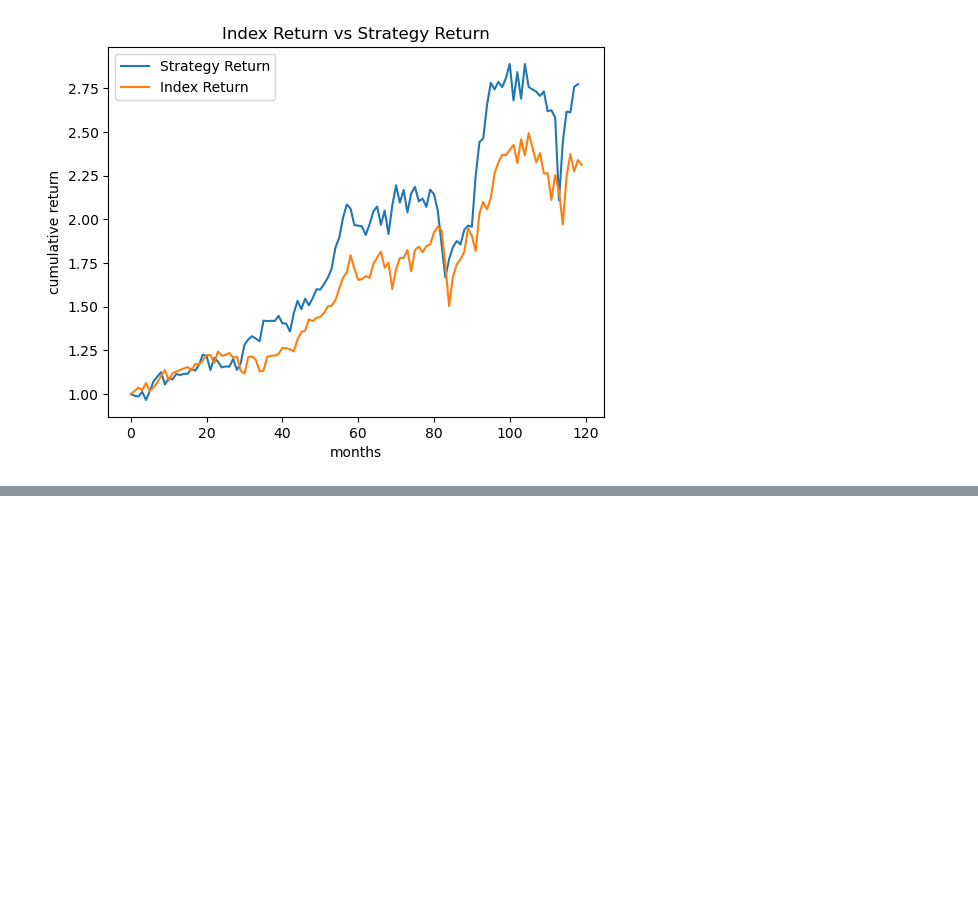
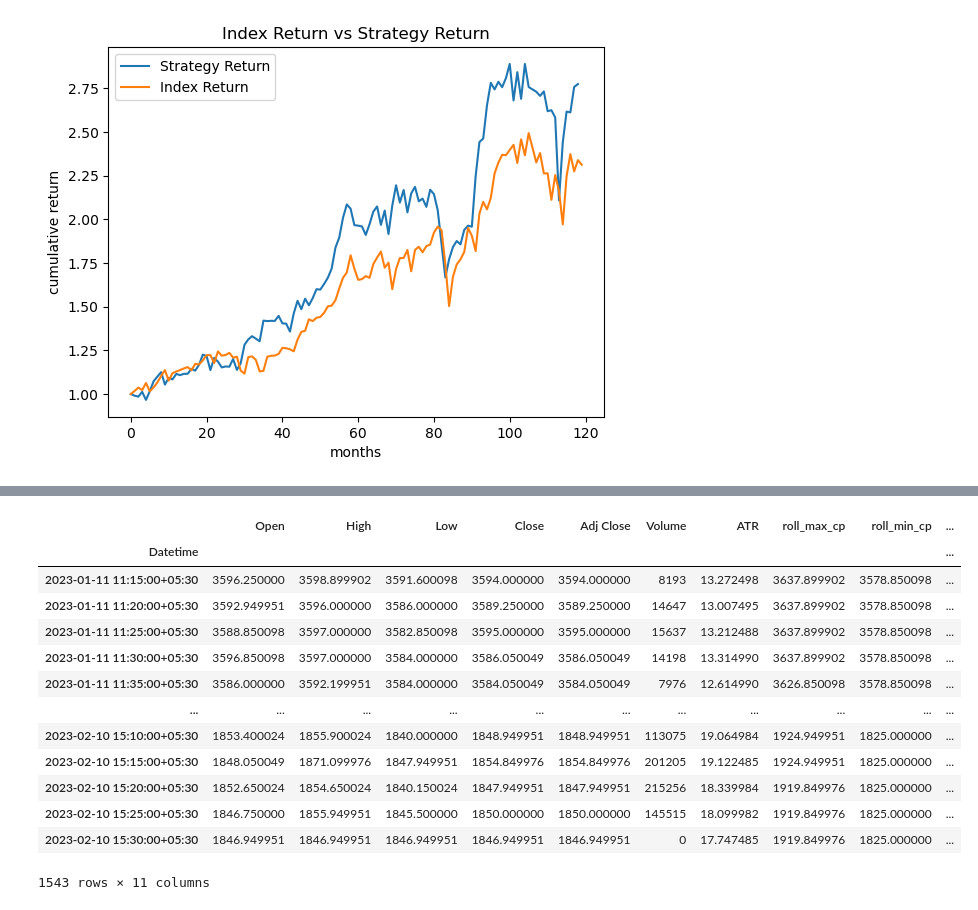
Before and after one commit to pChitral/Algorithmic-Trading-and-Quantitative-Analysis, a Jupyter notebook: backtesting.ipynb, the cells around one changed output, grey strips where cells are left out. Saved outputs shown, nothing was run; the diff lists cells and outputs as text; code cells hidden in the pictures; blank space fills up the shorter version.

```diff
--- a/backtesting.ipynb
+++ b/backtesting.ipynb
@@ -176,0 +352,17 @@ ax.legend(["Strategy Return", "Index Return"]);
+# %%
+ohlc_dict["ADANIENT.NS"]
+# %% [output]
+|  | Open | High | Low | Close | Adj Close | Volume | ATR | roll_max_cp | roll_min_cp | ... |
+| Datetime |  |  |  |  |  |  |  |  |  | ... |
+| 2023-01-11 11:15:00+05:30 | 3596.250000 | 3598.899902 | 3591.600098 | 3594.000000 | 3594.000000 | 8193 | 13.272498 | 3637.899902 | 3578.850098 | ... |
+| 2023-01-11 11:20:00+05:30 | 3592.949951 | 3596.000000 | 3586.000000 | 3589.250000 | 3589.250000 | 14647 | 13.007495 | 3637.899902 | 3578.850098 | ... |
+| 2023-01-11 11:25:00+05:30 | 3588.850098 | 3597.000000 | 3582.850098 | 3595.000000 | 3595.000000 | 15637 | 13.212488 | 3637.899902 | 3578.850098 | ... |
+| 2023-01-11 11:30:00+05:30 | 3596.850098 | 3597.000000 | 3584.000000 | 3586.050049 | 3586.050049 | 14198 | 13.314990 | 3637.899902 | 3578.850098 | ... |
+| 2023-01-11 11:35:00+05:30 | 3586.000000 | 3592.199951 | 3584.000000 | 3584.050049 | 3584.050049 | 7976 | 12.614990 | 3626.850098 | 3578.850098 | ... |
+| ... | ... | ... | ... | ... | ... | ... | ... | ... | ... | ... |
+| 2023-02-10 15:10:00+05:30 | 1853.400024 | 1855.900024 | 1840.000000 | 1848.949951 | 1848.949951 | 113075 | 19.064984 | 1924.949951 | 1825.000000 | ... |
+| 2023-02-10 15:15:00+05:30 | 1848.050049 | 1871.099976 | 1847.949951 | 1854.849976 | 1854.849976 | 201205 | 19.122485 | 1924.949951 | 1825.000000 | ... |
+| 2023-02-10 15:20:00+05:30 | 1852.650024 | 1854.650024 | 1840.150024 | 1847.949951 | 1847.949951 | 215256 | 18.339984 | 1919.849976 | 1825.000000 | ... |
+| 2023-02-10 15:25:00+05:30 | 1846.750000 | 1855.949951 | 1845.500000 | 1850.000000 | 1850.000000 | 145515 | 18.099982 | 1919.849976 | 1825.000000 | ... |
+| 2023-02-10 15:30:00+05:30 | 1846.949951 | 1846.949951 | 1846.949951 | 1846.949951 | 1846.949951 | 0 | 17.747485 | 1919.849976 | 1825.000000 | ... |
+1543 rows × 11 columns
```
Also changed, not shown: parts of 21 cells of this notebook.
